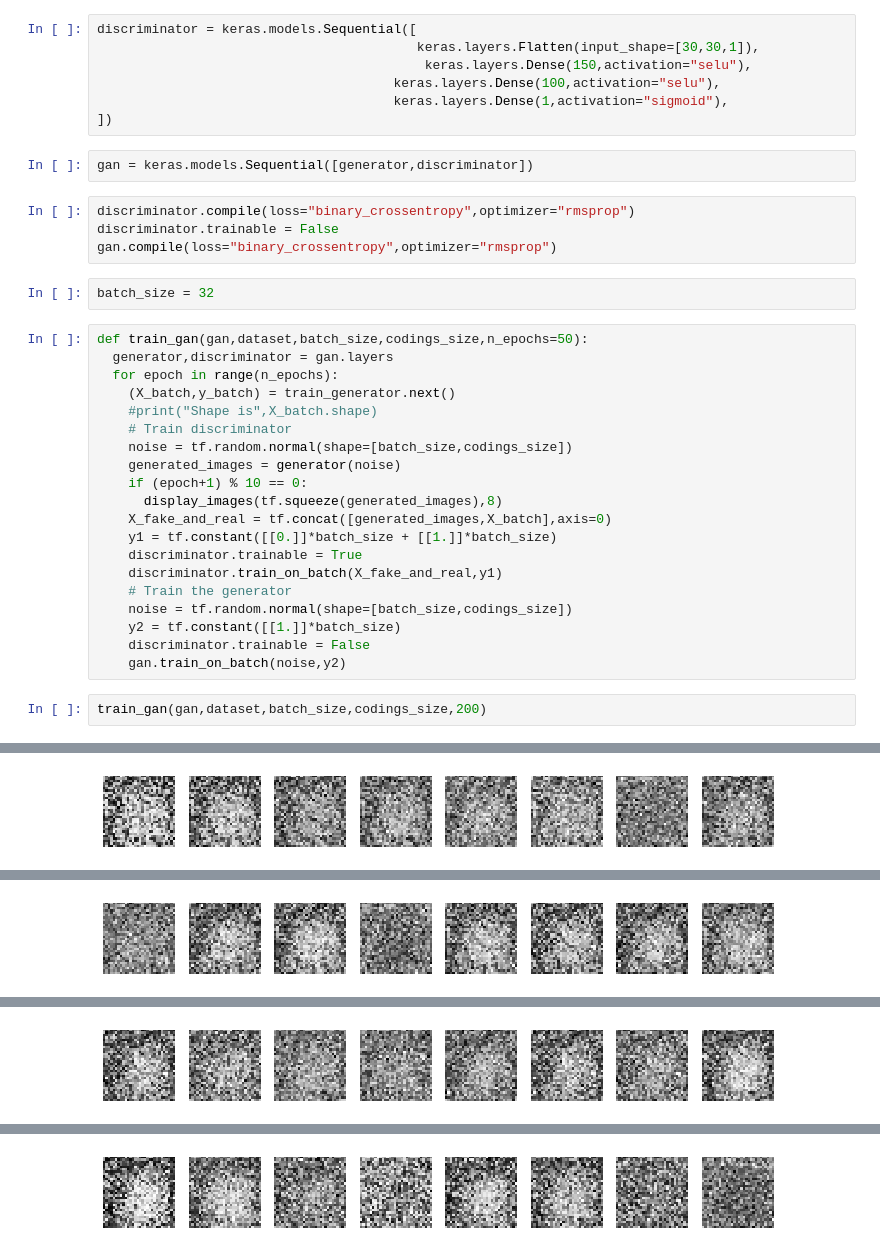
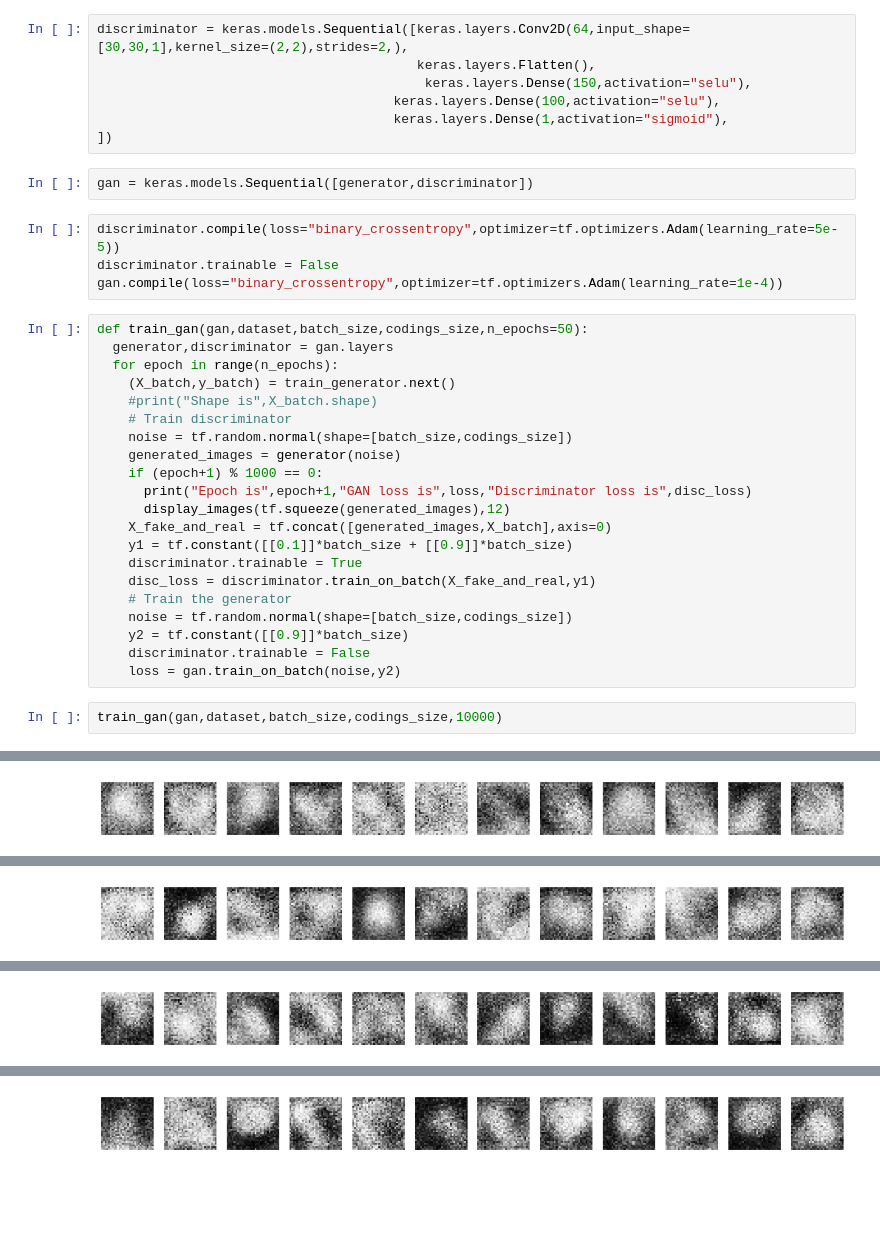
Before and after one commit to suyashss/nn_test, a Jupyter notebook: BEE-GAN.ipynb, the cells around one changed output, grey strips where cells are left out. Cells and saved outputs as stored; diff of their text form; blank space fills up the shorter version.

Commit message:
Updated to include Conv layers

```diff
--- a/BEE-GAN.ipynb
+++ b/BEE-GAN.ipynb
@@ -106,6 +117,6 @@ print(tgen.shape)
 # %%
-discriminator = keras.models.Sequential([
-                                         keras.layers.Flatten(input_shape=[30,30,1]),
+discriminator = keras.models.Sequential([keras.layers.Conv2D(64,input_shape=[30,30,1],kernel_size=(2,2),strides=2,),
+                                         keras.layers.Flatten(),
                                           keras.layers.Dense(150,activation="selu"),
                                       keras.layers.Dense(100,activation="selu"),
                                       keras.layers.Dense(1,activation="sigmoid"),
@@ -113,11 +124,9 @@ discriminator = keras.models.Sequential([
 # %%
 gan = keras.models.Sequential([generator,discriminator])
 # %%
-discriminator.compile(loss="binary_crossentropy",optimizer="rmsprop")
+discriminator.compile(loss="binary_crossentropy",optimizer=tf.optimizers.Adam(learning_rate=5e-5))
 discriminator.trainable = False
-gan.compile(loss="binary_crossentropy",optimizer="rmsprop")
+gan.compile(loss="binary_crossentropy",optimizer=tf.optimizers.Adam(learning_rate=1e-4))
-# %%
-batch_size = 32
 # %%
 def train_gan(gan,dataset,batch_size,codings_size,n_epochs=50):
   generator,discriminator = gan.layers
@@ -127,17 +136,18 @@ def train_gan(gan,dataset,batch_size,codings_size,n_epochs=50):
     # Train discriminator
     noise = tf.random.normal(shape=[batch_size,codings_size])
     generated_images = generator(noise)
-    if (epoch+1) % 10 == 0:
-      display_images(tf.squeeze(generated_images),8)
+    if (epoch+1) % 1000 == 0:
+      print("Epoch is",epoch+1,"GAN loss is",loss,"Discriminator loss is",disc_loss)
+      display_images(tf.squeeze(generated_images),12)
     X_fake_and_real = tf.concat([generated_images,X_batch],axis=0)
-    y1 = tf.constant([[0.]]*batch_size + [[1.]]*batch_size)
+    y1 = tf.constant([[0.1]]*batch_size + [[0.9]]*batch_size)
     discriminator.trainable = True
-    discriminator.train_on_batch(X_fake_and_real,y1)
+    disc_loss = discriminator.train_on_batch(X_fake_and_real,y1)
     # Train the generator
     noise = tf.random.normal(shape=[batch_size,codings_size])
-    y2 = tf.constant([[1.]]*batch_size)
+    y2 = tf.constant([[0.9]]*batch_size)
     discriminator.trainable = False
-    gan.train_on_batch(noise,y2)
+    loss = gan.train_on_batch(noise,y2)
 # %%
-train_gan(gan,dataset,batch_size,codings_size,200)
+train_gan(gan,dataset,batch_size,codings_size,10000)
 # %% [output]
@@ -144 +155 @@ train_gan(gan,dataset,batch_size,codings_size,200)
-[figure, old version]
+[figure, new version]
@@ -145 +157 @@ train_gan(gan,dataset,batch_size,codings_size,200)
-[figure, old version]
+[figure, new version]
@@ -146 +159 @@ train_gan(gan,dataset,batch_size,codings_size,200)
-[figure, old version]
+[figure, new version]
@@ -147 +161 @@ train_gan(gan,dataset,batch_size,codings_size,200)
-[figure, old version]
+[figure, new version]
```
Also changed, not shown: parts of 10 cells of this notebook.
